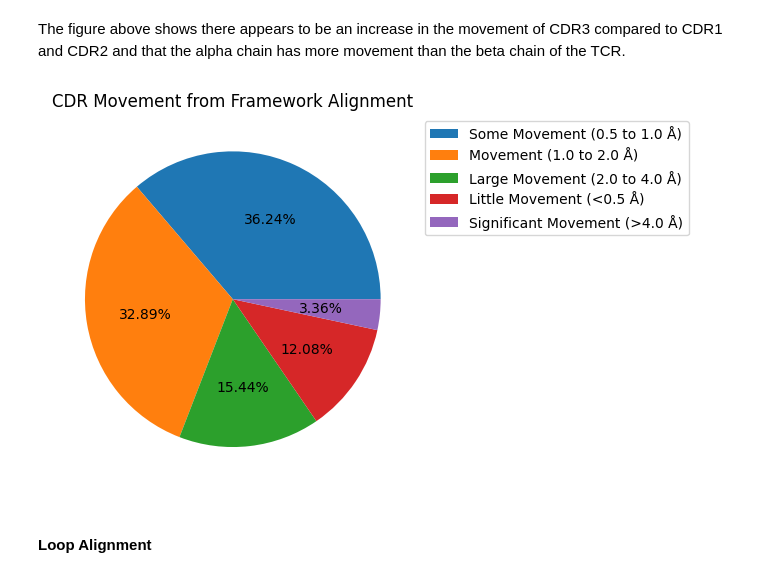
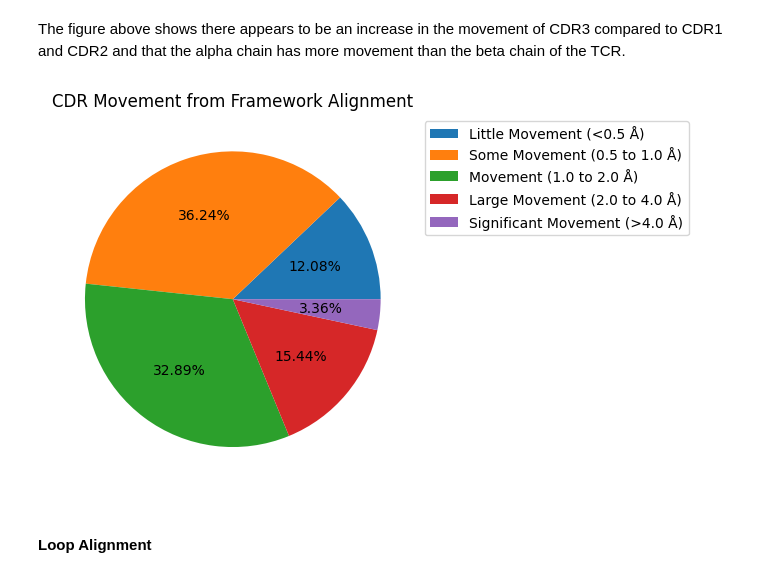
Before and after one commit to benjiemc/tcr-pmhc-interface-analysis, a Jupyter notebook: notebooks/Comparison_of_apo_and_holo_CDR_loops.ipynb, the cells around one changed output. Saved outputs shown, nothing was run; the diff lists cells and outputs as text; code cells hidden in the pictures.

Commit message:
Update pie chart ordering

```diff
--- a/notebooks/Comparison_of_apo_and_holo_CDR_loops.ipynb
+++ b/notebooks/Comparison_of_apo_and_holo_CDR_loops.ipynb
@@ -333,17 +333,18 @@ The figure above shows there appears to be an increase in the movement of CDR3 c
 # %%
 movement_counts = results_framework.query("comparison == 'apo-holo'")['movement'].dropna().value_counts()
 movement_counts = movement_counts[movement_counts > 0]
+movement_counts = movement_counts.sort_index()
 
 ax = movement_counts.plot.pie(title='CDR Movement from Framework Alignment',
                               autopct='%1.2f%%',
                               legend=True,
                               ylabel='',
                               labeldistance=None)
 ax.legend(bbox_to_anchor=(1, 1), loc='upper left')
 
 plt.show()
 # %% [output]
-[figure, old version]
+[figure, new version]
 # %% [markdown]
 #### Loop Alignment
 # %%
```
Also changed, not shown: parts of 2 cells of this notebook.
